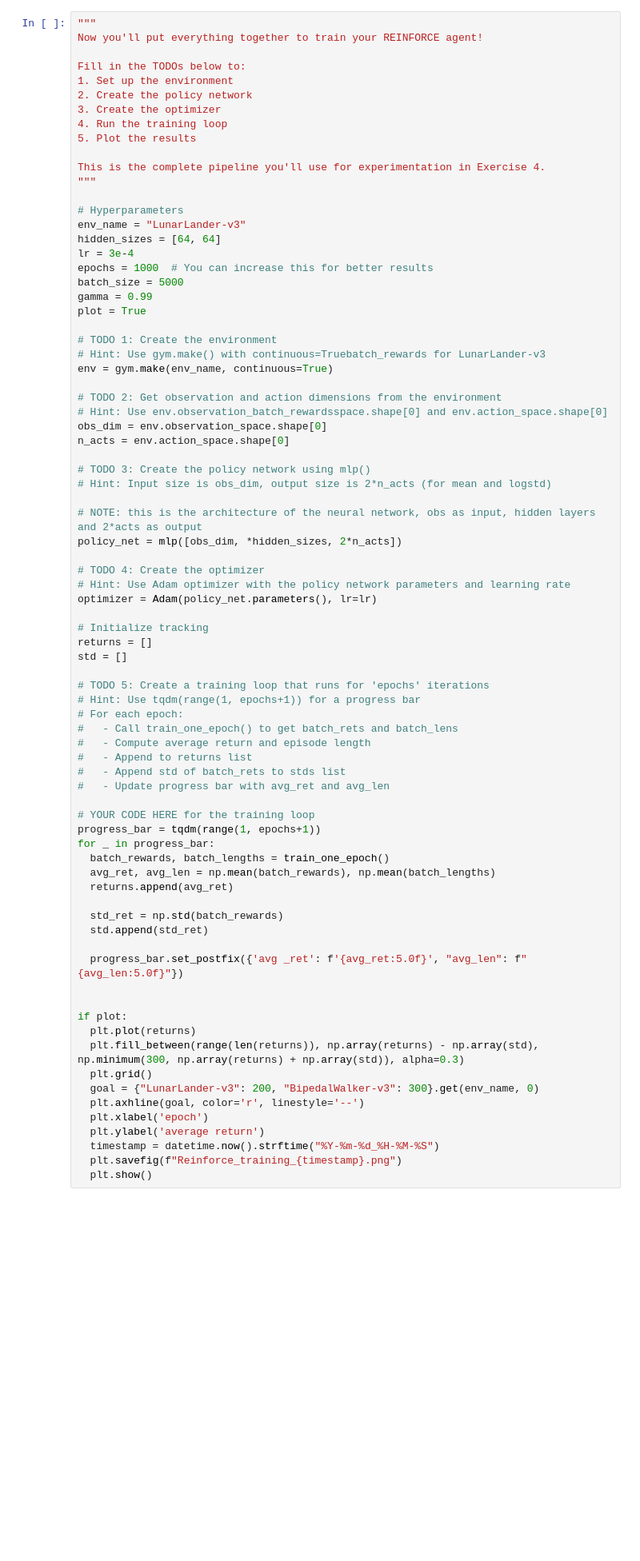
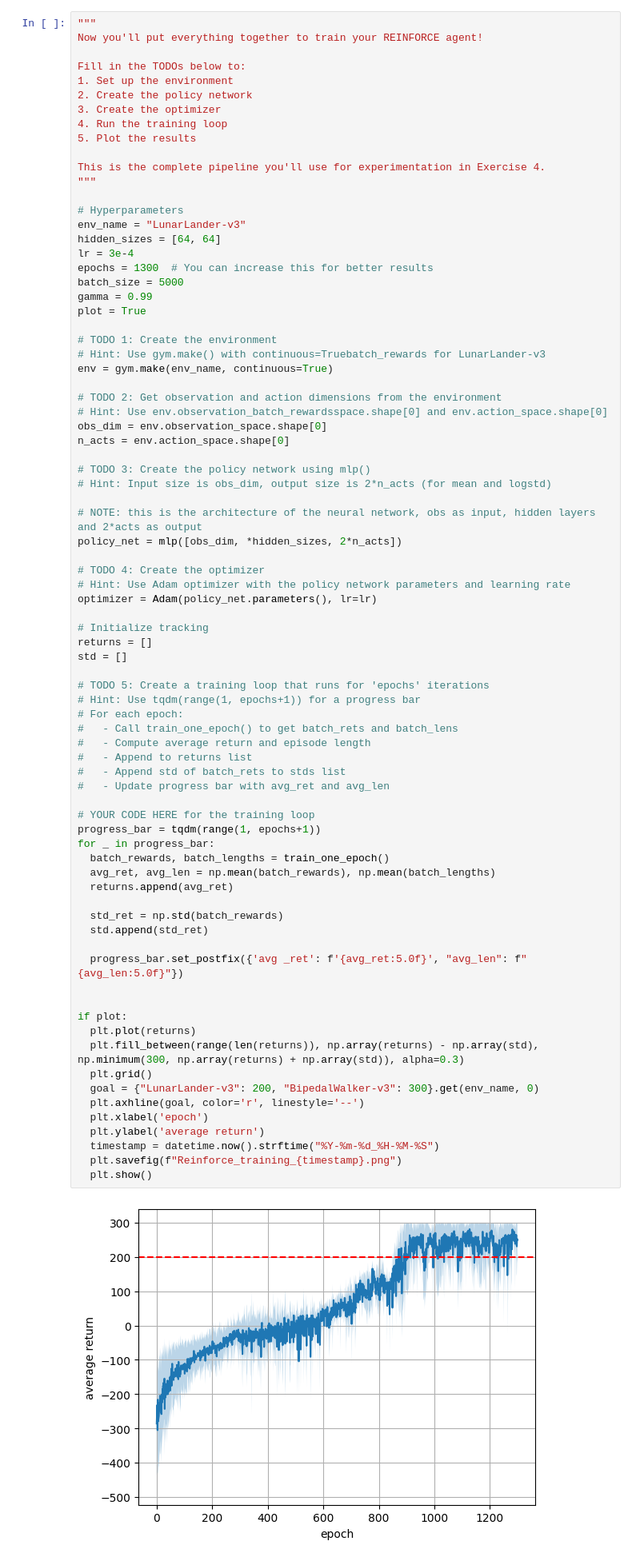
Before and after one commit to lambione/REINFORCEMENT_LEARNING, a Jupyter notebook: week1_homework_exercises.ipynb, the cells around one changed output. Shown at 80% size. Drawn from its saved outputs; the diff is of its cells as text; blank space fills up the shorter version.

Commit message:
Ran the example with 1000+ epochs

```diff
--- a/week1_homework_exercises.ipynb
+++ b/week1_homework_exercises.ipynb
@@ -445,7 +445,7 @@ This is the complete pipeline you'll use for experimentation in Exercise 4.
 env_name = "LunarLander-v3"
 hidden_sizes = [64, 64]
 lr = 3e-4
-epochs = 1000  # You can increase this for better results
+epochs = 1300  # You can increase this for better results
 batch_size = 5000
 gamma = 0.99
 plot = True
@@ -479,33 +479,35 @@ std = []
 #   - Call train_one_epoch() to get batch_rets and batch_lens
 #   - Compute average return and episode length
 #   - Append to returns list
 #   - Append std of batch_rets to stds list
 #   - Update progress bar with avg_ret and avg_len
 
 # YOUR CODE HERE for the training loop
 progress_bar = tqdm(range(1, epochs+1))
 for _ in progress_bar:
   batch_rewards, batch_lengths = train_one_epoch()
   avg_ret, avg_len = np.mean(batch_rewards), np.mean(batch_lengths)
   returns.append(avg_ret)
 
   std_ret = np.std(batch_rewards)
   std.append(std_ret)
 
   progress_bar.set_postfix({'avg _ret': f'{avg_ret:5.0f}', "avg_len": f"{avg_len:5.0f}"})
 
 
 if plot:
   plt.plot(returns)
   plt.fill_between(range(len(returns)), np.array(returns) - np.array(std), np.minimum(300, np.array(returns) + np.array(std)), alpha=0.3)
   plt.grid()
   goal = {"LunarLander-v3": 200, "BipedalWalker-v3": 300}.get(env_name, 0)
   plt.axhline(goal, color='r', linestyle='--')
   plt.xlabel('epoch')
   plt.ylabel('average return')
   timestamp = datetime.now().strftime("%Y-%m-%d_%H-%M-%S")
   plt.savefig(f"Reinforce_training_{timestamp}.png")
   plt.show()
+# %% [output]
+[figure, added]
 # %% [markdown]
 # EXERCISE 4: Experimentation
 # %% [markdown]
```
